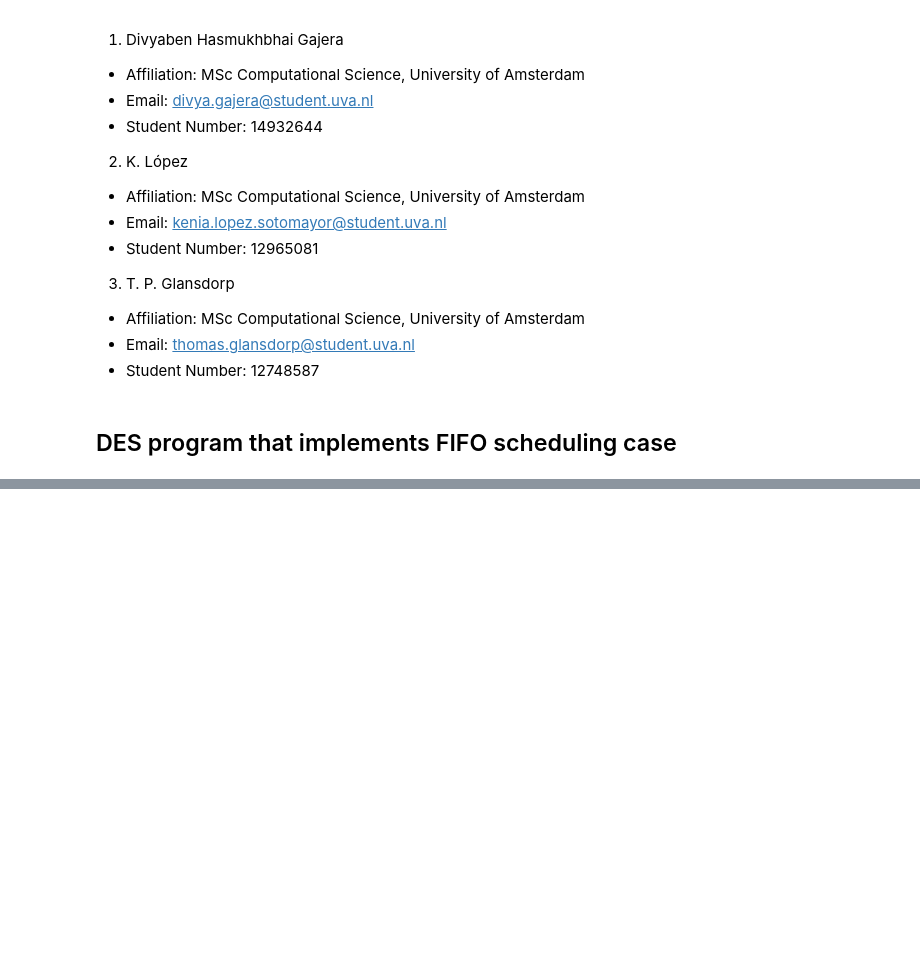
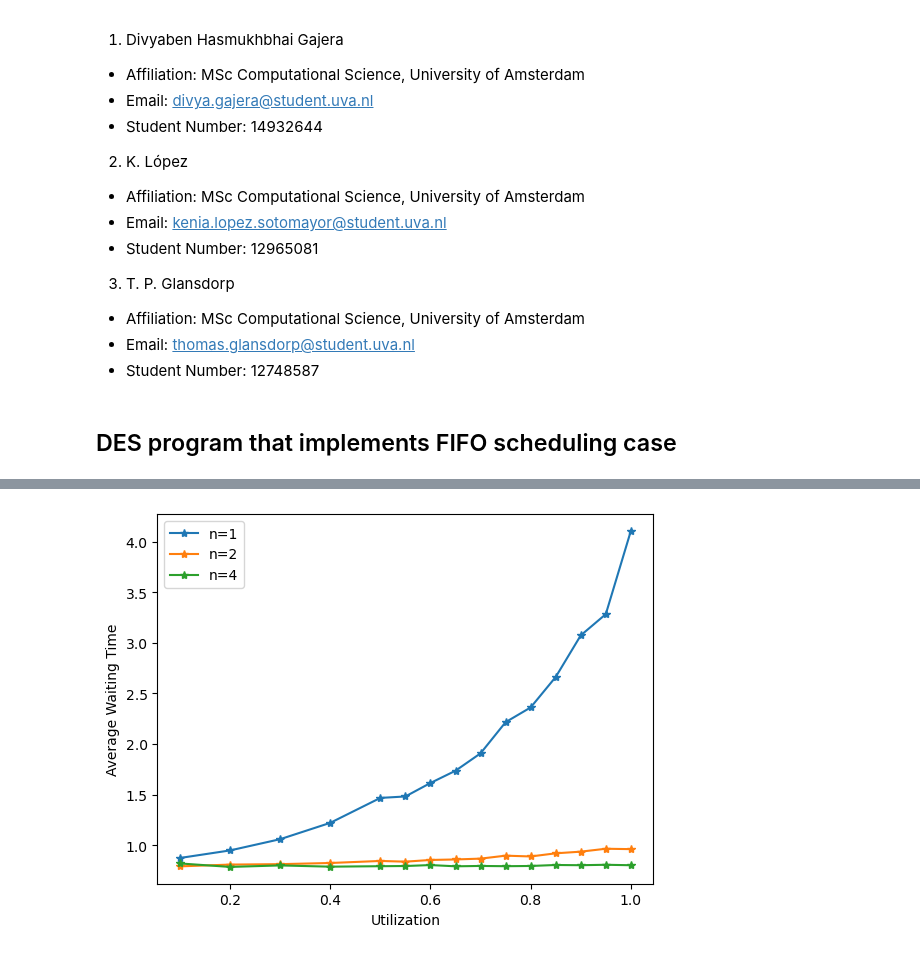
Before and after one commit to gajera-divya/Stochastic_simulations, a Jupyter notebook: SS_Kenia_Divya_Thomas_Assignment2.ipynb, the cells around one changed output, grey strips where cells are left out. Cells and saved outputs as stored; diff of their text form; code cells hidden in the pictures; blank space fills up the shorter version.

```diff
--- a/SS_Kenia_Divya_Thomas_Assignment2.ipynb
+++ b/SS_Kenia_Divya_Thomas_Assignment2.ipynb
@@ -404,0 +229,4 @@ plt.show()
+# %%
+est_mean_MLn1, est_sojourn_MLn1 = estimate_waiting_times("MLn", RHO, 1, 300)
+est_mean_MLn2, est_sojourn_MLn2 = estimate_waiting_times("MLn", RHO, 2, 300)
+est_mean_MLn4, est_sojourn_MLn4 = estimate_waiting_times("MLn", RHO, 4, 300)
@@ -404,0 +259,11 @@ plt.show()
+# %%
+plt.plot(RHO, est_sojourn_MLn1, "*-", label = "n=1")
+plt.plot(RHO, est_sojourn_MLn2, "*-", label = "n=2")
+plt.plot(RHO, est_sojourn_MLn4, "*-", label = "n=4")
+plt.legend()
+plt.xlabel("Utilization", fontsize = 10)
+plt.ylabel("Average Waiting Time", fontsize= 10)
+plt.savefig("W_Vs_Rho_MLn.jpeg")
+plt.savefig("W_Vs_Rho_MLn.svg")
+# %% [output]
+[figure, added]
```
Also changed, not shown: parts of 73 cells of this notebook.
